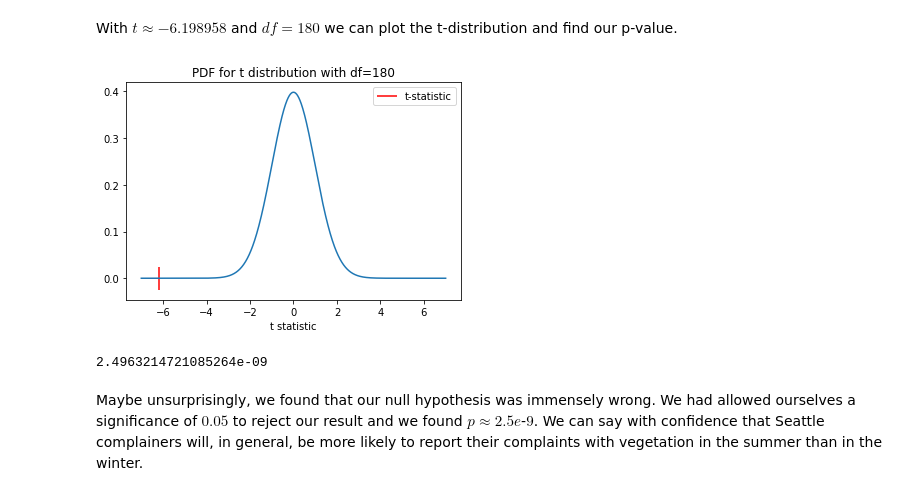
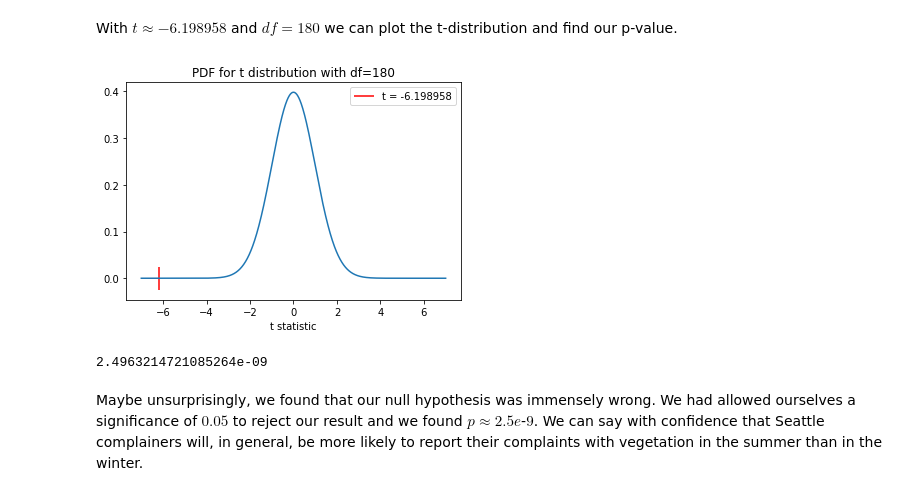
Before and after one commit to lashkscc/SeattleOpenDataProj, a Jupyter notebook: projectnb.ipynb, the cells around one changed output. Drawn from its saved outputs; the diff is of its cells as text; code cells hidden in the pictures.

```diff
--- a/projectnb.ipynb
+++ b/projectnb.ipynb
@@ -217,24 +218,25 @@ df = wN + sN - 2
 With $t \approx -6.198958$ and $df = 180$ we can plot the t-distribution and find our p-value.
 # %%
 import matplotlib.pyplot as plt
+import scipy.stats as st
 
 results = st.ttest_ind(winterC["counts"], summerC["counts"], equal_var=False, alternative='less')
 
 t_dist = st.t(180)
 t_x = np.linspace(-7,7,1000)
 pdf_vals = t_dist.pdf(t_x)
-plt.vlines(tstat, -0.025, 0.025, color = 'r', label='t-statistic')
+plt.vlines(tstat, -0.025, 0.025, color = 'r', label='t = -6.198958')
 plt.fill_between(t_x, pdf_vals,0, where= t_x<=tstat, color='r')
 plt.plot(t_x, pdf_vals)
 #plt.plot(tstat, results.pvalue, marker="x", markersize=20)
 plt.xlabel('t statistic')
 plt.title('PDF for t distribution with df=180')
 plt.legend()
 plt.show()
 
 print(results.pvalue)
 # %% [output]
-[figure, old version]
+[figure, new version]
 2.4963214721085264e-09
 # %% [markdown]
 
```
Also changed, not shown: parts of 26 cells of this notebook, 2 other files.
